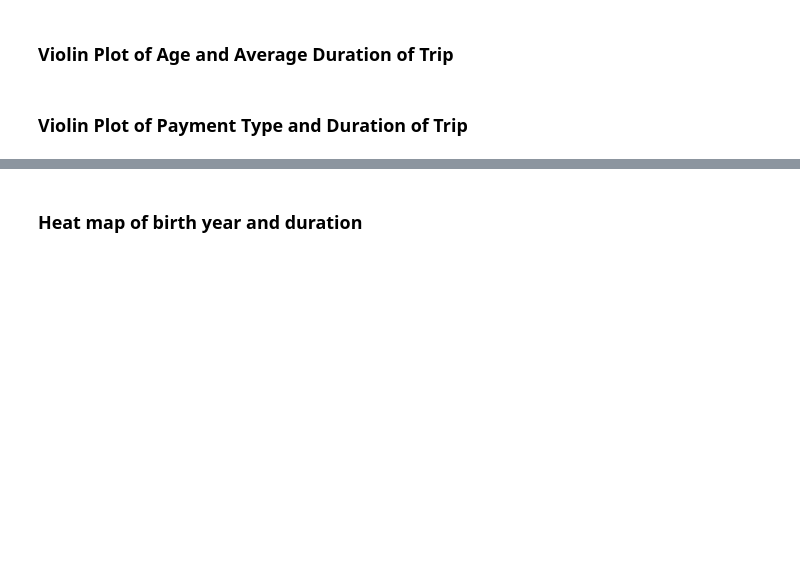
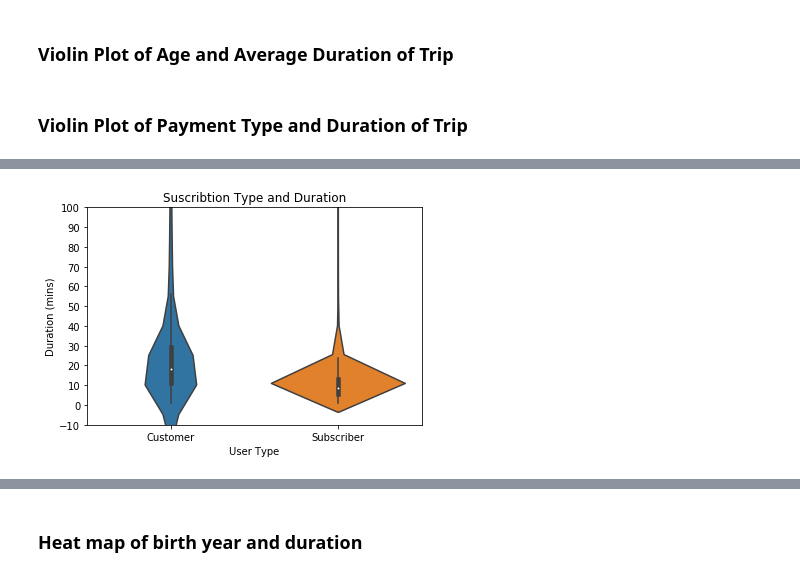
Before and after one commit to juliouribe/Visualizing_Bike_Data, a Jupyter notebook: Exploratory_Analysis.ipynb, the cells around one changed output, grey strips where cells are left out. Cells and saved outputs as stored; diff of their text form; code cells hidden in the pictures; blank space fills up the shorter version.

```diff
--- a/Exploratory_Analysis.ipynb
+++ b/Exploratory_Analysis.ipynb
@@ -234,0 +245,9 @@ plt.ylabel('Number of Trips');
+# %%
+sb.violinplot(data = bikes_clean, x = 'user_type', y = 'duration_min');
+plt.ylim(-10, 100)
+plt.title("Suscribtion Type and Duration")
+plt.xlabel('User Type')
+plt.yticks([-10, 0, 10, 20, 30, 40, 50, 60, 70, 80, 90, 100])
+plt.ylabel('Duration (mins)');
+# %% [output]
+[figure, added]
```
Also changed, not shown: parts of 11 cells of this notebook.
